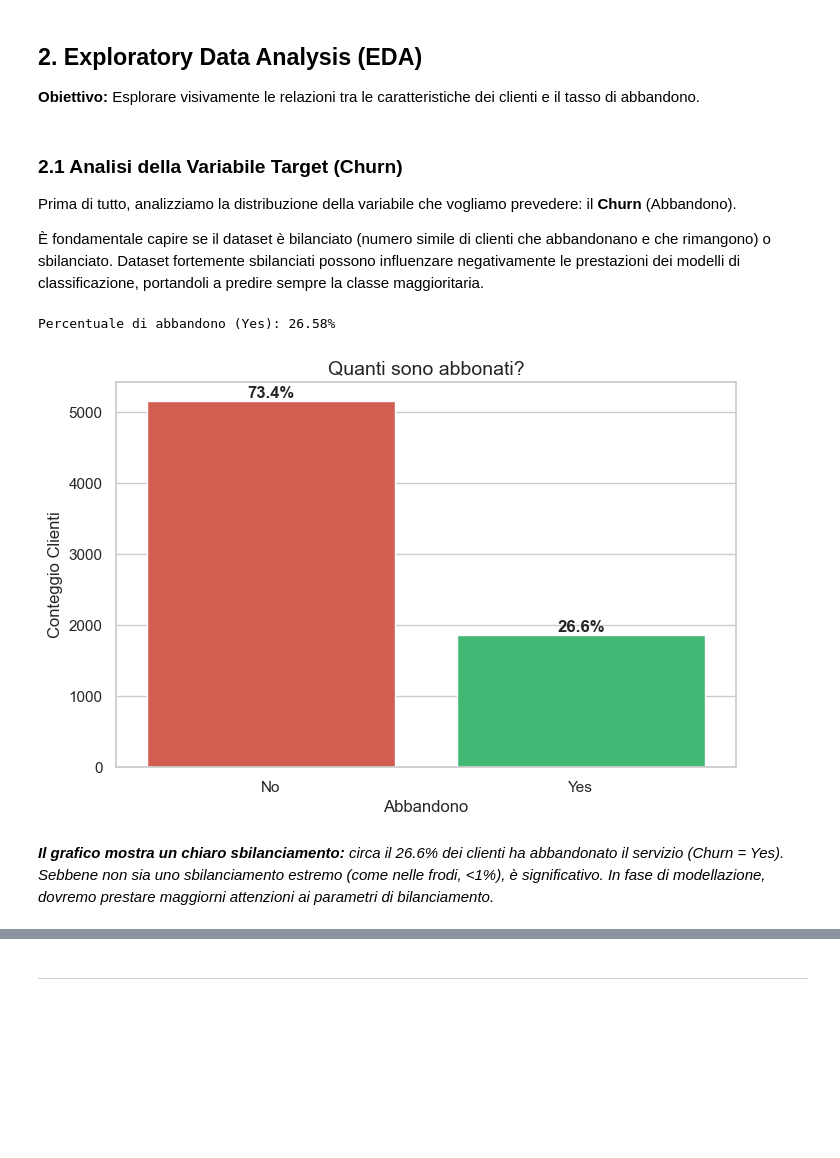
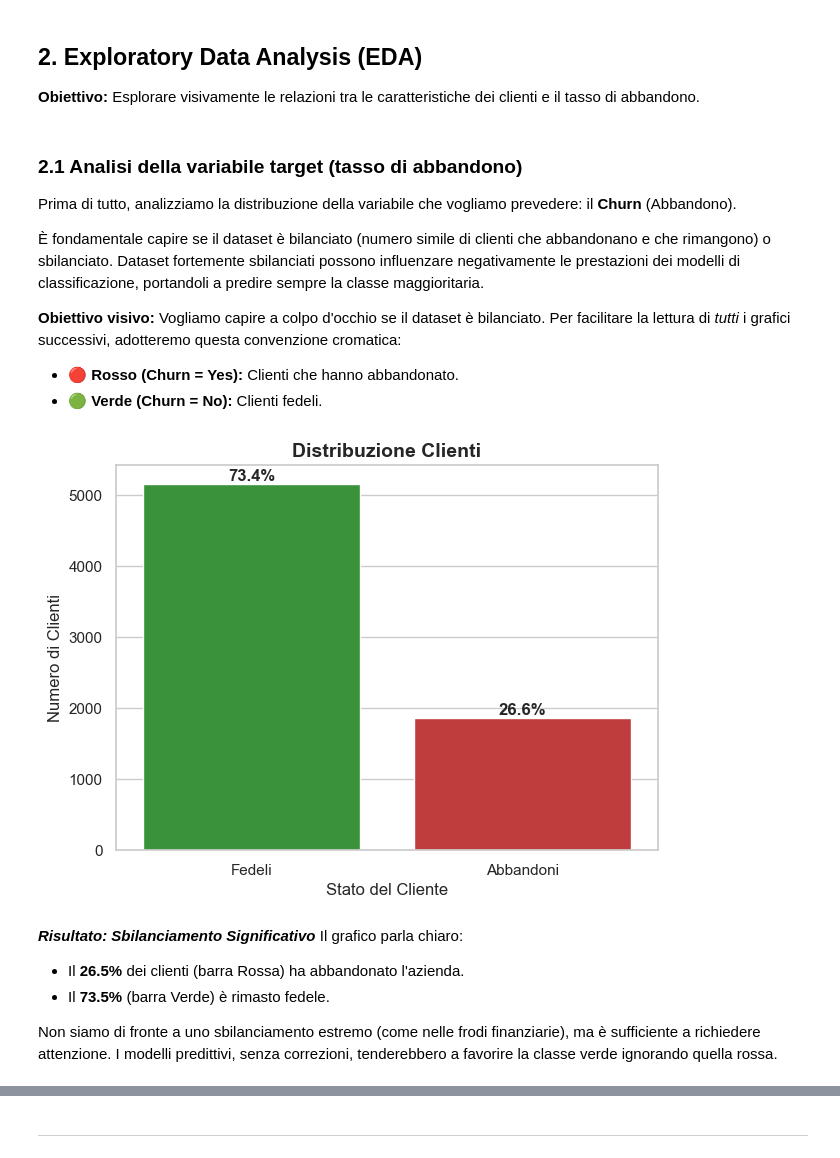
Before and after one commit to diegoandruccioli/telco-churn-analysis, a Jupyter notebook: notebooks/churn_analysis.ipynb, the cells around one changed output, grey strips where cells are left out. Saved outputs shown, nothing was run; the diff lists cells and outputs as text; code cells hidden in the pictures; blank space fills up the shorter version.

```diff
--- a/notebooks/churn_analysis.ipynb
+++ b/notebooks/churn_analysis.ipynb
@@ -131,36 +132,45 @@ Dimensioni dopo la pulizia: (7032, 20)
 
 **Obiettivo:** Esplorare visivamente le relazioni tra le caratteristiche dei clienti e il tasso di abbandono.
 # %% [markdown]
-### 2.1 Analisi della Variabile Target (Churn)
+### 2.1 Analisi della variabile target (tasso di abbandono)
 Prima di tutto, analizziamo la distribuzione della variabile che vogliamo prevedere: il **Churn** (Abbandono).
 
+È fondamentale capire se il dataset è bilanciato (numero simile di clienti che abbandonano e che rimangono) o sbilanciato. Dataset fortemente sbilanciati possono influenzare negativamente le prestazioni dei modelli di classificazione, portandoli a predire sempre la classe maggioritaria.
 
-È fondamentale capire se il dataset è bilanciato (numero simile di clienti che abbandonano e che rimangono) o sbilanciato. Dataset fortemente sbilanciati possono influenzare negativamente le prestazioni dei modelli di classificazione, portandoli a predire sempre la classe maggioritaria.
+**Obiettivo visivo:** Vogliamo capire a colpo d'occhio se il dataset è bilanciato.
+Per facilitare la lettura di *tutti* i grafici successivi, adotteremo questa convenzione cromatica:
+* 🔴 **Rosso (Churn = Yes):** Clienti che hanno abbandonato.
+* 🟢 **Verde (Churn = No):** Clienti fedeli.
 # %%
-perc_churn = (df['Churn'].value_counts() / len(df)) * 100
-print(f"Percentuale di abbandono (Yes): {perc_churn['Yes']:.2f}%")
+# Impostazione della Palette
+churn_palette = {"Abbandoni": "#D62728", "Fedeli": "#2CA02C"}
+plt.figure(figsize=(7, 5))
 
-# Creazione del grafico a barre (Countplot)
-plt.figure(figsize=(8, 5))
-ax = sns.countplot(x='Churn', hue='Churn', data=df, palette=custom_palette, legend=False)
+# Mappiamo i valori per il grafico senza modificare il dataframe originale
+df_plot = df.copy()
+df_plot['Churn'] = df_plot['Churn'].map({'No': 'Fedeli', 'Yes': 'Abbandoni'})
+ax = sns.countplot(x='Churn', hue='Churn', data=df_plot, palette=churn_palette, legend=False)
 
-# Personalizzazione Grafico
-plt.title('Quanti sono abbonati?', fontsize=14)
-plt.xlabel('Abbandono', fontsize=12)
-plt.ylabel('Conteggio Clienti', fontsize=12)
+# Titoli e Label
+plt.title('Distribuzione Clienti', fontsize=14, fontweight='bold')
+plt.xlabel('Stato del Cliente', fontsize=12)
+plt.ylabel('Numero di Clienti', fontsize=12)
 
-# Aggiunta etichette percentuali sulle barre
-total = len(df)
+# Aggiunta percentuali sulle barre
+total = len(df_plot)
 for p in ax.patches:
     percentage = '{:.1f}%'.format(100 * p.get_height() / total)
     x = p.get_x() + p.get_width() / 2
     y = p.get_height()
     ax.annotate(percentage, (x, y), ha='center', va='bottom', fontsize=12, fontweight='bold')
-
 plt.show()
 # %% [output]
-Percentuale di abbandono (Yes): 26.58%
-[figure, old version]
+[figure, new version]
 # %% [markdown]
-***Il grafico mostra un chiaro sbilanciamento:*** *circa il 26.6% dei clienti ha abbandonato il servizio (Churn = Yes). Sebbene non sia uno sbilanciamento estremo (come nelle frodi, <1%), è significativo. In fase di modellazione, dovremo prestare maggiorni attenzioni ai parametri di bilanciamento.*
+***Risultato: Sbilanciamento Significativo***
+Il grafico parla chiaro:
+* Il **26.5%** dei clienti (barra Rossa) ha abbandonato l'azienda.
+* Il **73.5%** (barra Verde) è rimasto fedele.
+
+Non siamo di fronte a uno sbilanciamento estremo (come nelle frodi finanziarie), ma è sufficiente a richiedere attenzione. I modelli predittivi, senza correzioni, tenderebbero a favorire la classe verde ignorando quella rossa.
 # %% [markdown]
```
Also changed, not shown: parts of 10 cells of this notebook.
